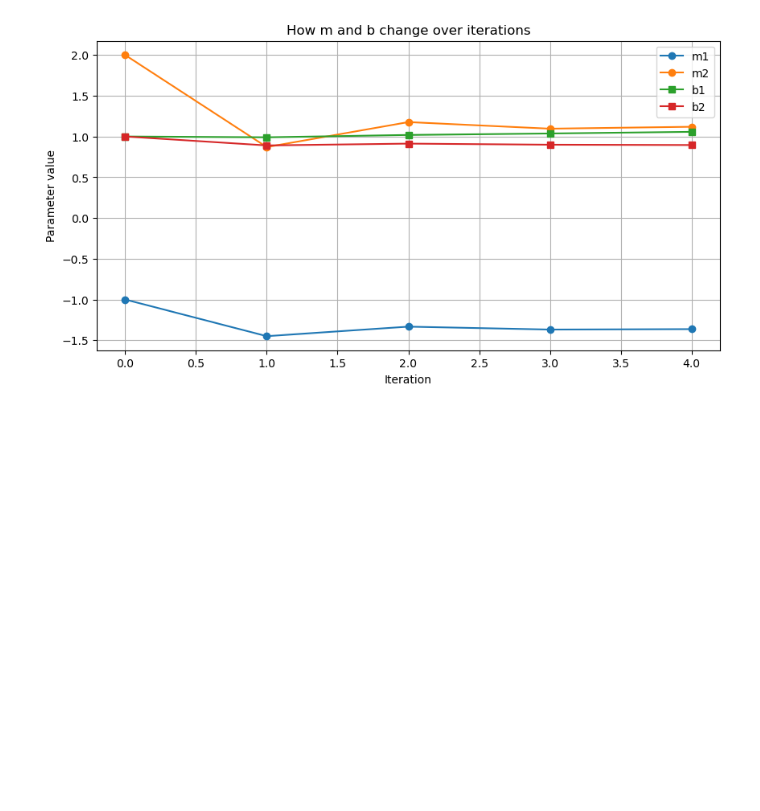
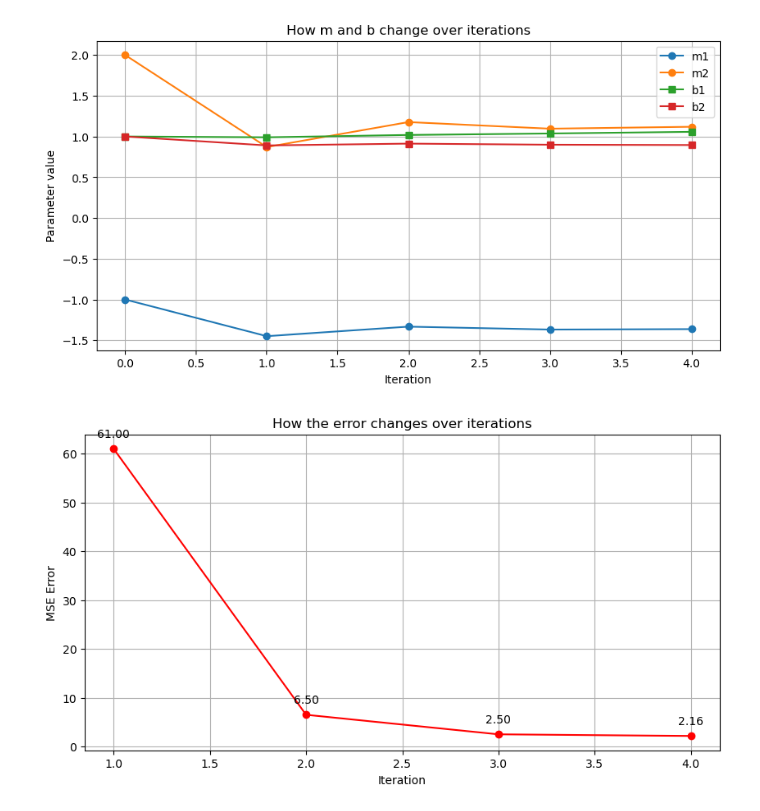
Before and after one commit to gilbmura/probability_distributions, a Jupyter notebook: part4_gradient_descent/Gradient_Descent.ipynb, the cells around one changed output. Drawn from its saved outputs; the diff is of its cells as text; code cells hidden in the pictures; blank space fills up the shorter version.

Commit message:
2nd graph added

```diff
--- a/part4_gradient_descent/Gradient_Descent.ipynb
+++ b/part4_gradient_descent/Gradient_Descent.ipynb
@@ -179,3 +157,21 @@ plt.grid(True)  # adds grid lines to make it easier to read
 plt.show()      # display the graph
 # %% [output]
 [figure]
+# %%
+#how the error changes over iterations
+# error_history has 4 values
+iterations_error = list(range(1,len(error_history) + 1))
+plt.figure(figsize = (10, 5))
+plt.plot(iterations_error, error_history, marker="o", color="red")
+#adds the exact value on each point
+for i, val in enumerate(error_history):
+    plt.annotate(f"{val:.2f}",
+                (iterations_error[i], val), textcoords="offset points", xytext=(0, 10), ha="center")
+
+plt.title("How the error changes over iterations")
+plt.xlabel("Iteration")
+plt.ylabel("MSE Error")
+plt.grid(True)
+plt.show()
+# %% [output]
+[figure, added]
```
Also changed, not shown: parts of 1 cell of this notebook.
